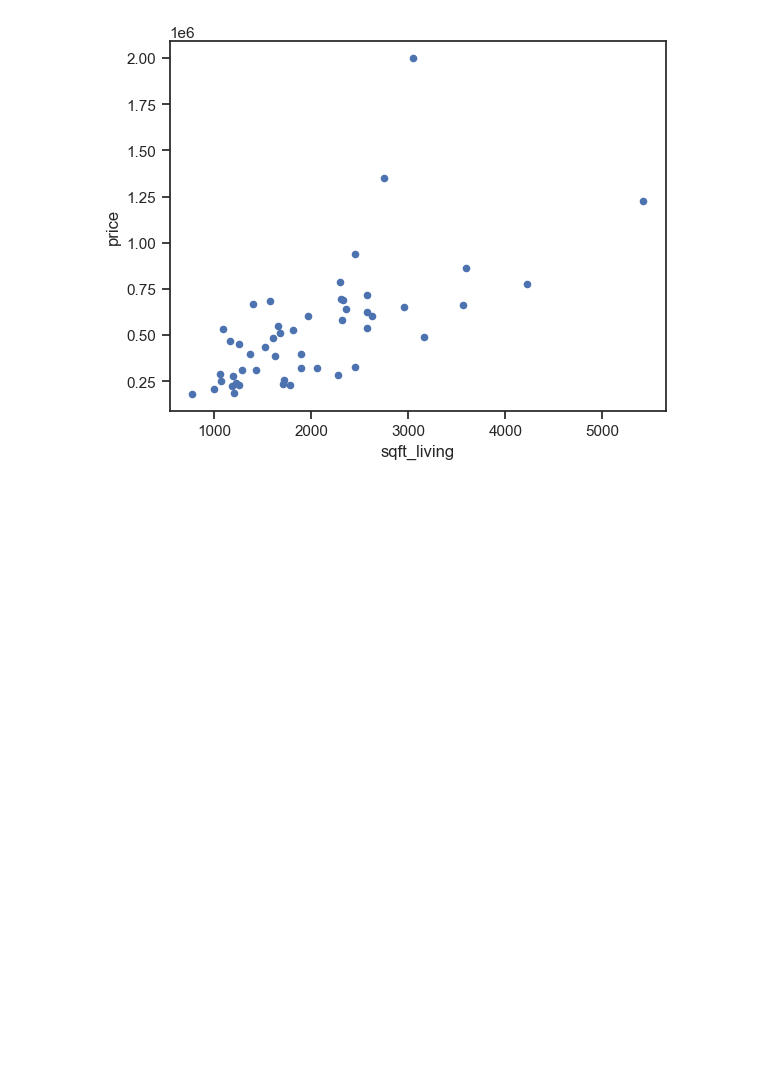
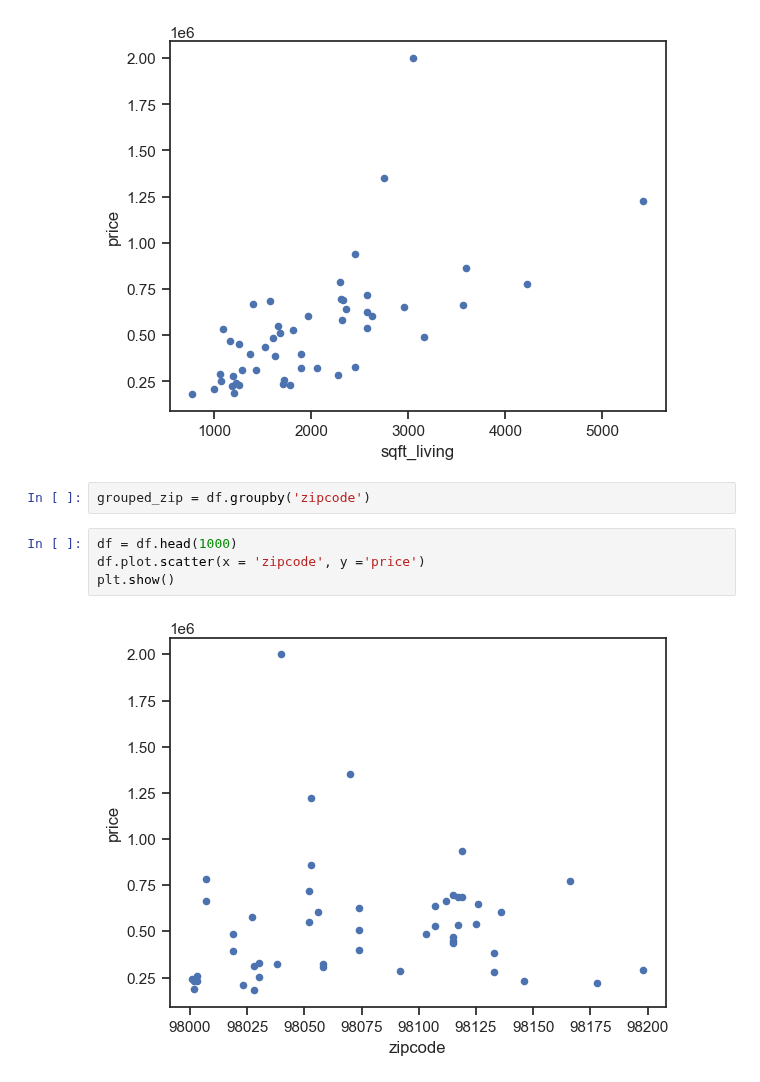
Before and after one commit to MrsMystique/python-repo, a Jupyter notebook: plotting/plotting.ipynb, the cells around one changed output. Drawn from its saved outputs; the diff is of its cells as text; blank space fills up the shorter version.

```diff
--- a/plotting/plotting.ipynb
+++ b/plotting/plotting.ipynb
@@ -201,3 +203,11 @@ df.plot.scatter(x ='sqft_living', y ='price')
 plt.show()
 # %% [output]
 [figure]
+# %%
+grouped_zip = df.groupby('zipcode')
+# %%
+df = df.head(1000)
+df.plot.scatter(x = 'zipcode', y ='price')
+plt.show()
+# %% [output]
+[figure, added]
```
Also changed, not shown: parts of 9 cells of this notebook, 1 other file.
